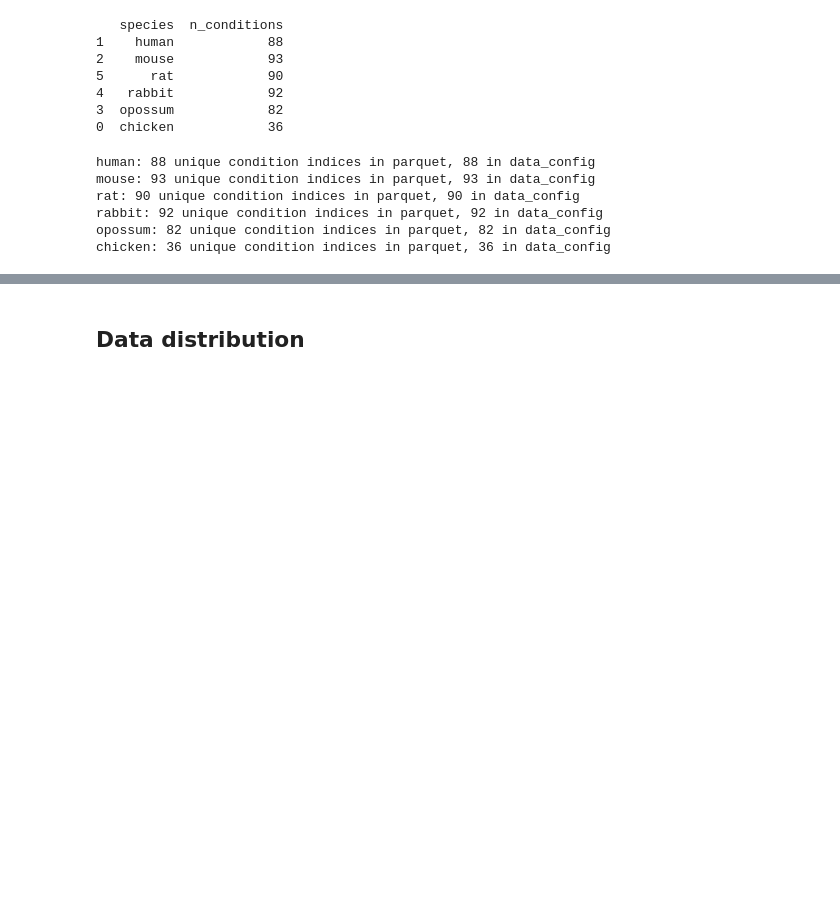
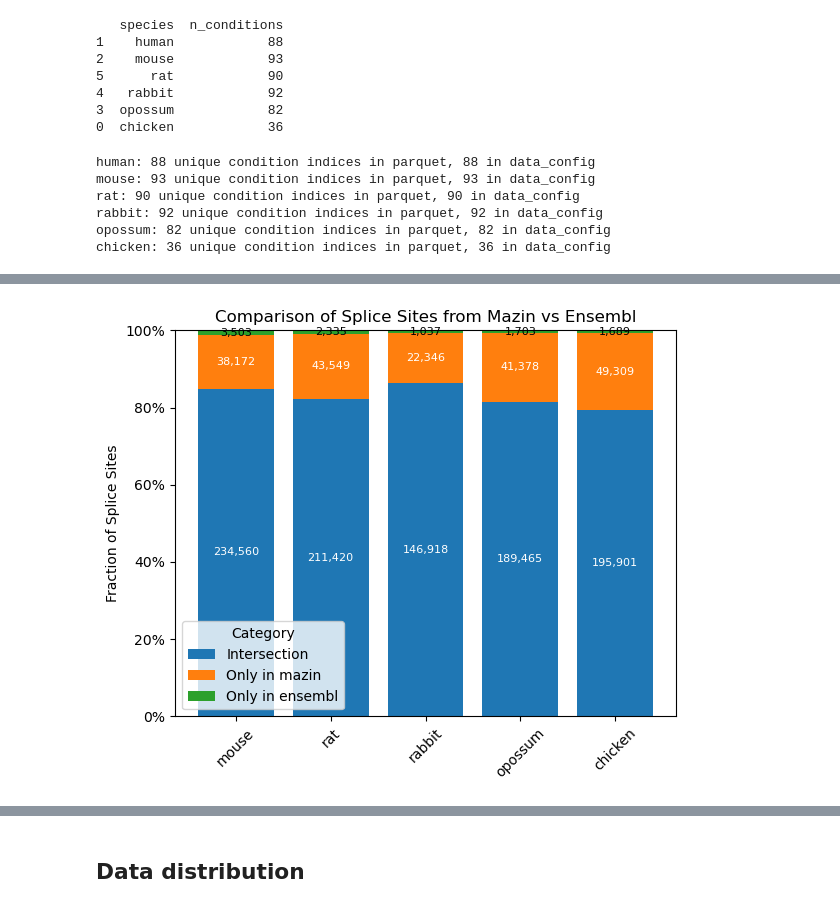
Before and after one commit to anamariaelek/alphagenome-pytorch, a Jupyter notebook: examples/notebooks/usage_data.ipynb, the cells around one changed output, grey strips where cells are left out. Saved outputs shown, nothing was run; the diff lists cells and outputs as text; code cells hidden in the pictures; blank space fills up the shorter version.

Commit message:
Subset protein coding genes

```diff
--- a/examples/notebooks/usage_data.ipynb
+++ b/examples/notebooks/usage_data.ipynb
@@ -32,6 +32,16 @@ TISSUE_COLORS = {
 
 SPECIES_ORDER = ['human', 'mouse', 'rat', 'rabbit', 'opossum', 'chicken'] # 'macaque'
 TISSUE_ORDER = ["Brain", "Midbrain", "Cerebellum", "Heart", "Kidney", "Liver", "Ovary", "Testis"]
+
+SPECIES_SCI = {
+    'human': 'Homo_sapiens',
+    'macaque': 'Macaca_mulatta',
+    'mouse': 'Mus_musculus',
+    'rat': 'Rattus_norvegicus',
+    'rabbit': 'Oryctolagus_cuniculus',
+    'opossum': 'Monodelphis_domestica',
+    'chicken': 'Gallus_gallus'
+}
 # %%
 def plot_splice_site_dynamics(
     df_all,
@@ -503,0 +520,90 @@ chicken: 36 unique condition indices in parquet, 36 in data_config
+# %%
+df_summary_list = []
+
+for sps in species_list:
+
+    if sps in ['human']:
+        continue
+
+    sps_sci = SPECIES_SCI.get(sps, sps)
+    fn1=f"/home/elek/sds/sd17d003/Anamaria/alphagenome_genomicsxai/data/{sps_sci}/mazin/splice_sites_intersect.parquet"
+    fn2=f"/home/elek/sds/sd17d003/Anamaria/alphagenome_genomicsxai/data/{sps_sci}/splice_sites_intersect_protein_coding.parquet"
+
+    df1 = pd.read_parquet(fn1)
+    df2 = pd.read_parquet(fn2)
+
+    # compare the two dataframes (venn diagram or set operations)
+    set1 = set(zip(df1['Chromosome'], df1['Position'], df1['SiteType']))
+    set2 = set(zip(df2['Chromosome'], df2['Position'], df2['SiteType']))
+    intersection = set1.intersection(set2)
+    only_df1 = set1 - set2
+    only_df2 = set2 - set1
+
+    # collect
+    df_summary = pd.DataFrame({
+        'Category': ['Intersection', 'Only in mazin', 'Only in ensembl'],
+        'Count': [len(intersection), len(only_df1), len(only_df2)]
+    })
+    df_summary_list.append((sps, df_summary))
+
+# Combine summaries into one DataFrame for plotting
+df_summary = pd.concat([df.assign(Species=sps) for sps, df in df_summary_list], ignore_index=True)
+df_summary
+
+# Plot stacked barplot as fractions, with absolute counts inside each segment
+fig, ax = plt.subplots(figsize=(6, 5))
+
+species_order = [sps for sps in SPECIES_ORDER if sps in df_summary["Species"].unique()]
+categories = ["Intersection", "Only in mazin", "Only in ensembl"]
+colors = {
+    "Intersection": "#1f77b4",
+    "Only in mazin": "#ff7f0e",
+    "Only in ensembl": "#2ca02c",
+}
+
+plot_df = (
+    df_summary.pivot_table(index="Species", columns="Category", values="Count", aggfunc="sum")
+    .reindex(species_order)
+    .fillna(0)
+)
+
+totals = plot_df.sum(axis=1).replace(0, np.nan)
+x = np.arange(len(plot_df))
+bottom = np.zeros(len(plot_df), dtype=float)
+
+for category in categories:
+    counts = plot_df[category].to_numpy()
+    fracs = np.nan_to_num(counts / totals.to_numpy(), nan=0.0)
+
+    bars = ax.bar(x, fracs, bottom=bottom, color=colors[category], label=category)
+
+    # absolute values inside bars
+    for i, (bar, c, f) in enumerate(zip(bars, counts, fracs)):
+        if c > 0 and f > 0:
+            ax.text(
+                bar.get_x() + bar.get_width() / 2,
+                bottom[i] + f / 2,
+                f"{int(c):,}",
+                ha="center",
+                va="center",
+                fontsize=8,
+                color="white" if f > 0.12 else "black",
+            )
+
+    bottom += fracs
+
+ax.set_xticks(x)
+ax.set_xticklabels(plot_df.index, rotation=45)
+ax.set_ylim(0, 1)
+ax.set_ylabel("Fraction of Splice Sites")
+ax.set_title("Comparison of Splice Sites from Mazin vs Ensembl")
+
+yt = np.linspace(0, 1, 6)
+ax.set_yticks(yt)
+ax.set_yticklabels([f"{int(v * 100)}%" for v in yt])
+
+ax.legend(title="Category")
+plt.tight_layout()
+plt.show()
+# %% [output]
+[figure, added]
```
Also changed, not shown: parts of 7 cells of this notebook, 5 other files.
